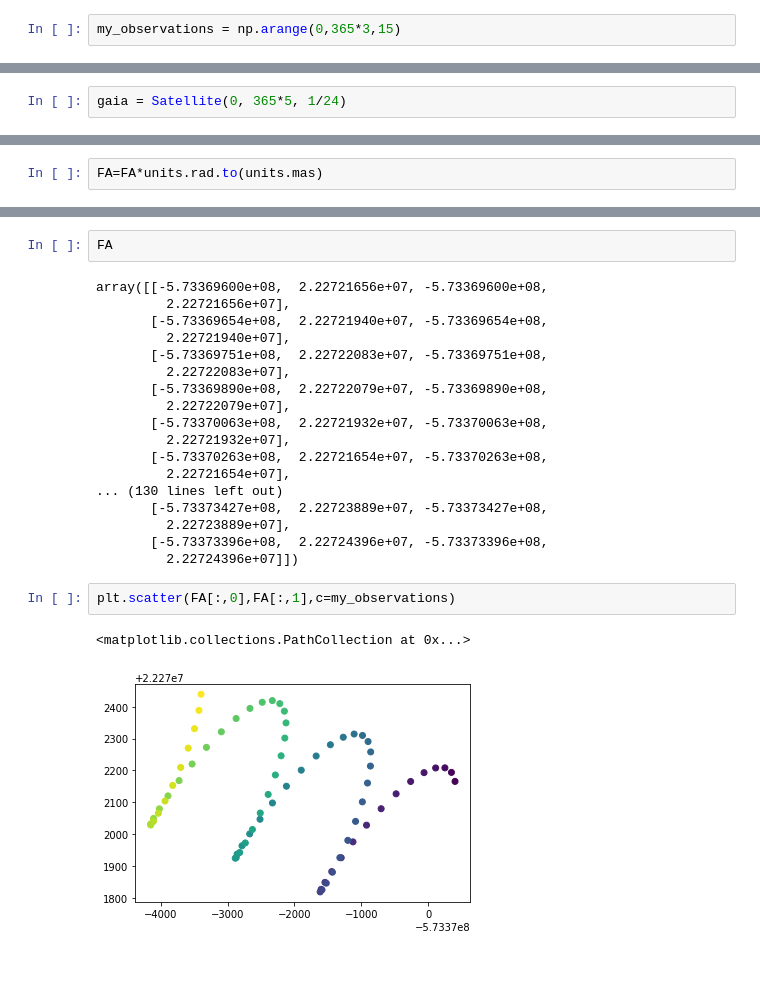
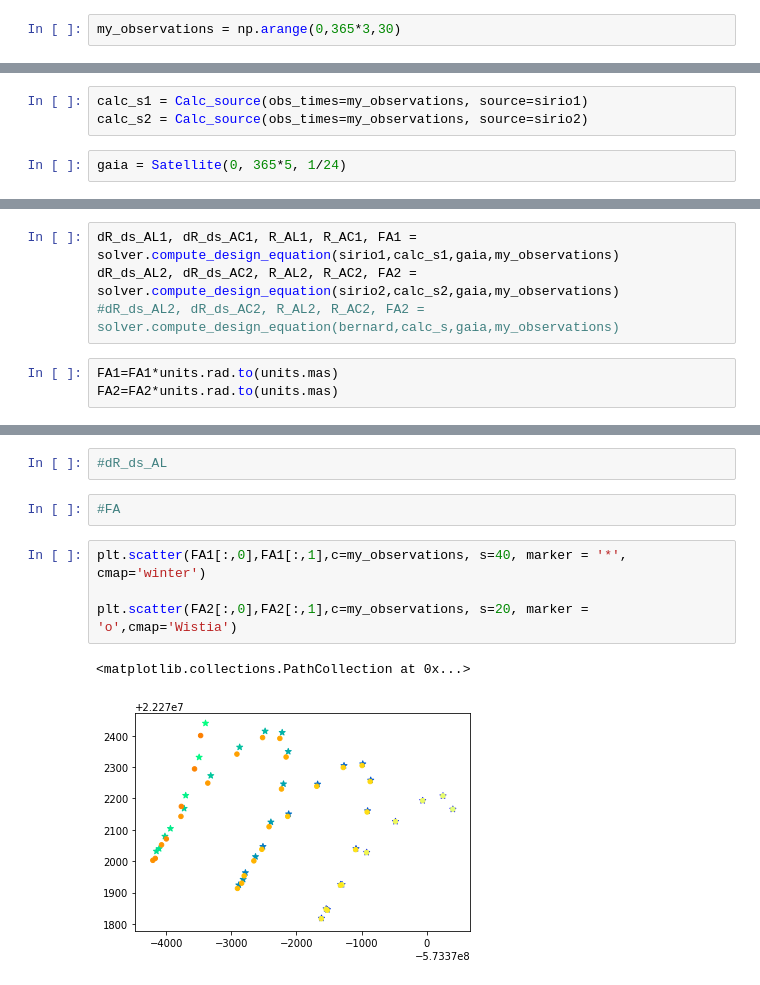
Before and after one commit to bombrun/GaiaLab, a Jupyter notebook: notebooks/mara/Test_source_7p.ipynb, the cells around one changed output, grey strips where cells are left out. Saved outputs shown, nothing was run; the diff lists cells and outputs as text.

```diff
--- a/notebooks/mara/Test_source_7p.ipynb
+++ b/notebooks/mara/Test_source_7p.ipynb
@@ -32,2 +36,2 @@ sirio = Source("sirio", 101.28, -16.7161, 379.21, -546.05, -1223.14, 0, 0, 0)
 # %%
-my_observations = np.arange(0,365*3,15)
+my_observations = np.arange(0,365*3,30)
@@ -36,2 +38,5 @@ calc_s =  Calc_source(obs_times=my_observations, source=sirio)
+# %%
+calc_s1 = Calc_source(obs_times=my_observations, source=sirio1)
+calc_s2 = Calc_source(obs_times=my_observations, source=sirio2)
 # %%
 gaia = Satellite(0, 365*5, 1/24)
@@ -40,2 +43,7 @@ dR_ds_AL, dR_ds_AC, R_AL, R_AC, FA = solver7p.compute_design_equation(sirio,calc
+# %%
+dR_ds_AL1, dR_ds_AC1, R_AL1, R_AC1, FA1 = solver.compute_design_equation(sirio1,calc_s1,gaia,my_observations)
+dR_ds_AL2, dR_ds_AC2, R_AL2, R_AC2, FA2 = solver.compute_design_equation(sirio2,calc_s2,gaia,my_observations)
+#dR_ds_AL2, dR_ds_AC2, R_AL2, R_AC2, FA2 = solver.compute_design_equation(bernard,calc_s,gaia,my_observations)
 # %%
-FA=FA*units.rad.to(units.mas)
+FA1=FA1*units.rad.to(units.mas)
+FA2=FA2*units.rad.to(units.mas)
@@ -62,25 +50,11 @@ array([[ 9.81594056e-01, -2.19598943e-01,  8.71862692e-01,
-# %%
-FA
-# %% [output]
-array([[-5.73369600e+08,  2.22721656e+07, -5.73369600e+08,
-         2.22721656e+07],
-       [-5.73369654e+08,  2.22721940e+07, -5.73369654e+08,
-         2.22721940e+07],
-       [-5.73369751e+08,  2.22722083e+07, -5.73369751e+08,
-         2.22722083e+07],
-       [-5.73369890e+08,  2.22722079e+07, -5.73369890e+08,
-         2.22722079e+07],
-       [-5.73370063e+08,  2.22721932e+07, -5.73370063e+08,
-         2.22721932e+07],
-       [-5.73370263e+08,  2.22721654e+07, -5.73370263e+08,
-         2.22721654e+07],
-... (130 lines left out)
-       [-5.73373427e+08,  2.22723889e+07, -5.73373427e+08,
-         2.22723889e+07],
-       [-5.73373396e+08,  2.22724396e+07, -5.73373396e+08,
-         2.22724396e+07]])
-# %%
-plt.scatter(FA[:,0],FA[:,1],c=my_observations)
-# %% [output]
-<matplotlib.collections.PathCollection at 0x...>
-[figure, removed]
+# %%
+#dR_ds_AL
+# %%
+#FA
+# %%
+plt.scatter(FA1[:,0],FA1[:,1],c=my_observations, s=40, marker = '*', cmap='winter')
+
+plt.scatter(FA2[:,0],FA2[:,1],c=my_observations, s=20, marker = 'o',cmap='Wistia')
+# %% [output]
+<matplotlib.collections.PathCollection at 0x...>
+[figure, added]
```
Also changed, not shown: parts of 6 cells of this notebook, 9 other files.
